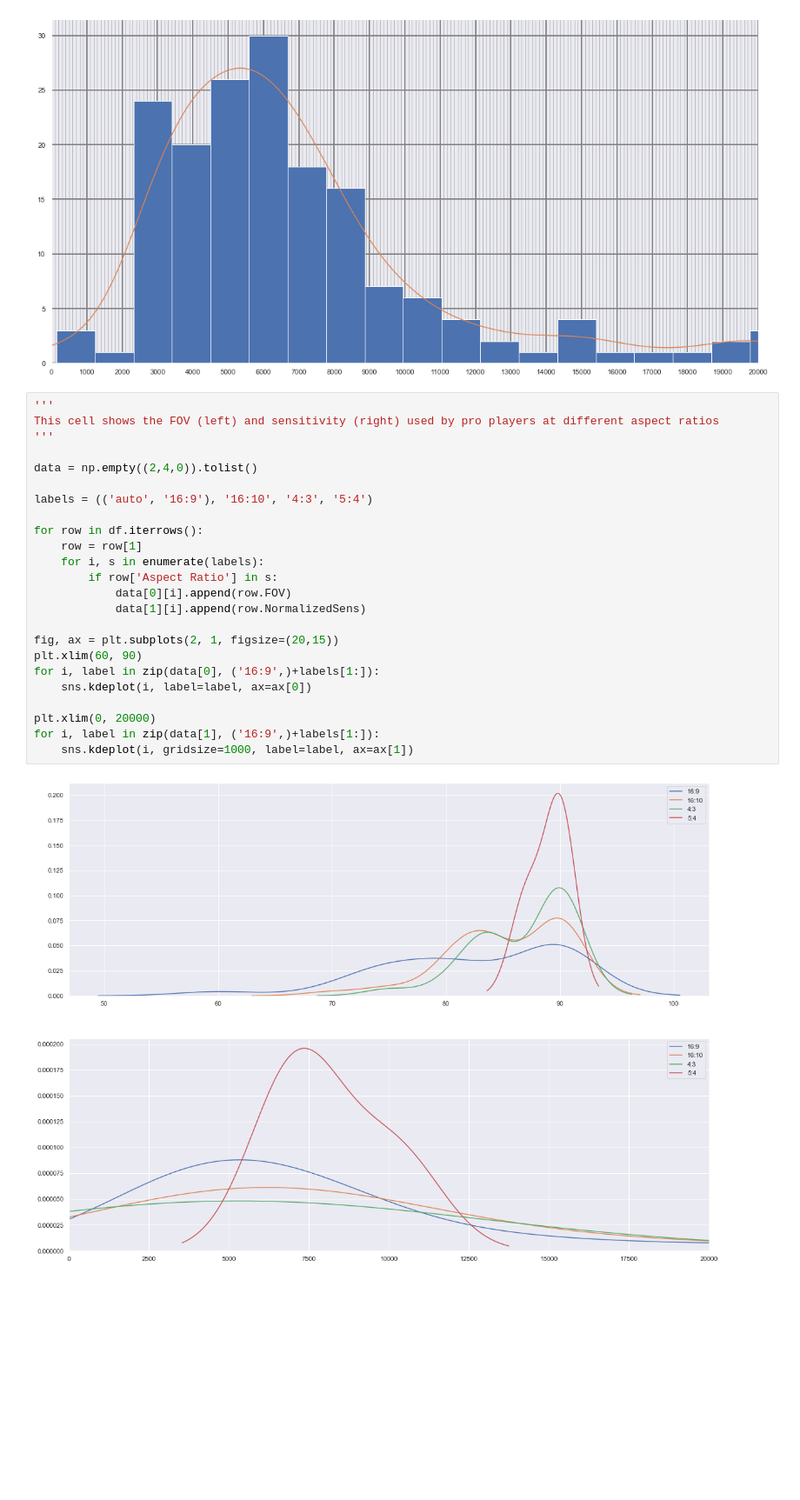
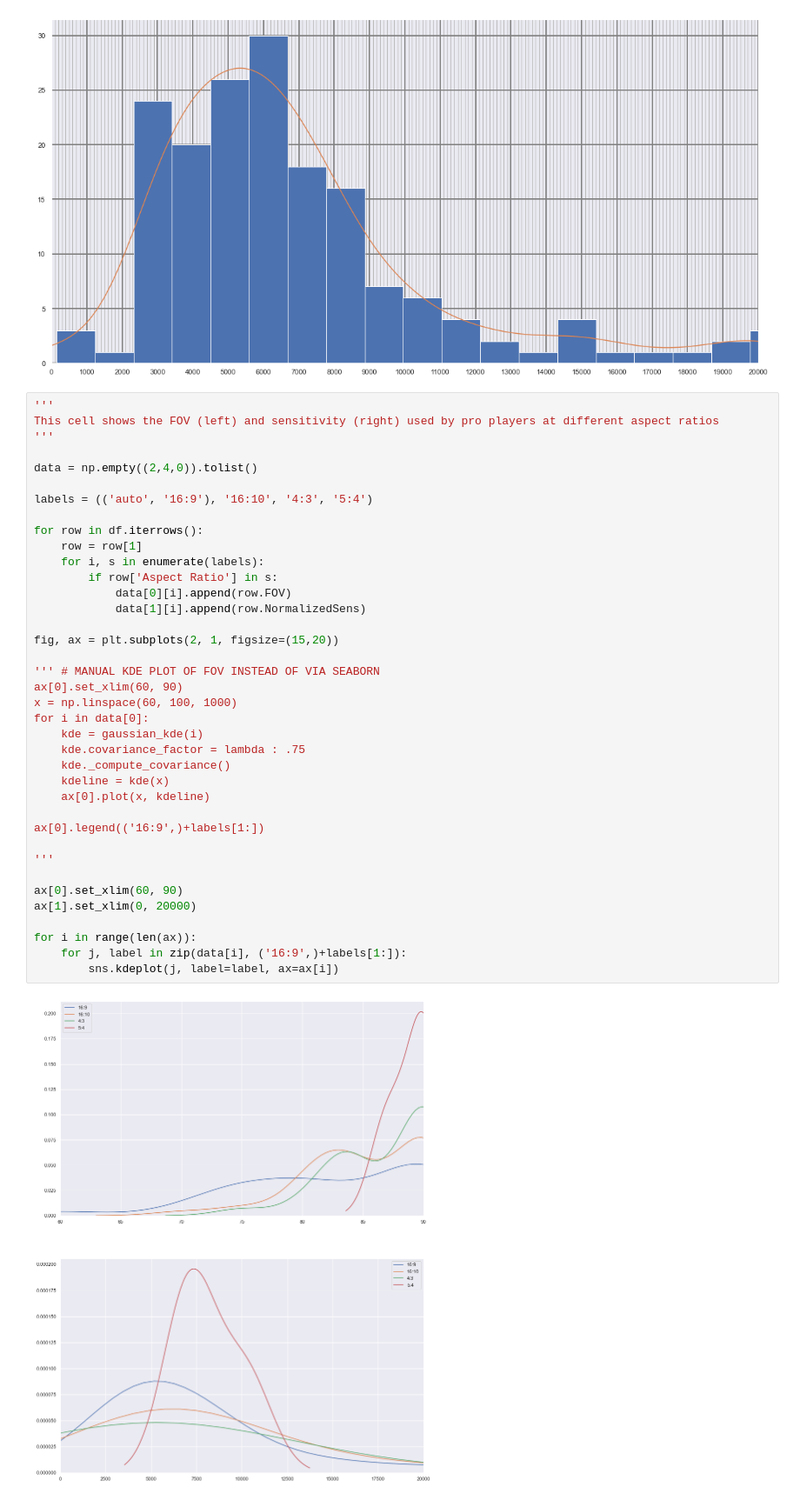
Before and after one commit to Hzaakk/RainbowSixPlots, a Jupyter notebook: r6plots.ipynb, the cells around one changed output. Shown at 87% size. Saved outputs shown, nothing was run; the diff lists cells and outputs as text; blank space fills up the shorter version.

```diff
--- a/r6plots.ipynb
+++ b/r6plots.ipynb
@@ -47,26 +47,40 @@ plt.grid(1, 'minor', linewidth=1, color='#bbbbbb')
 # %%
 '''
 This cell shows the FOV (left) and sensitivity (right) used by pro players at different aspect ratios
 '''
 
 data = np.empty((2,4,0)).tolist()
 
 labels = (('auto', '16:9'), '16:10', '4:3', '5:4')
 
 for row in df.iterrows():
     row = row[1]
     for i, s in enumerate(labels):
         if row['Aspect Ratio'] in s:
             data[0][i].append(row.FOV)
             data[1][i].append(row.NormalizedSens)
 
-fig, ax = plt.subplots(2, 1, figsize=(20,15))
-plt.xlim(60, 90)
-for i, label in zip(data[0], ('16:9',)+labels[1:]):
-    sns.kdeplot(i, label=label, ax=ax[0])
+fig, ax = plt.subplots(2, 1, figsize=(15,20))
 
-plt.xlim(0, 20000)
-for i, label in zip(data[1], ('16:9',)+labels[1:]):
-    sns.kdeplot(i, gridsize=1000, label=label, ax=ax[1])
+''' # MANUAL KDE PLOT OF FOV INSTEAD OF VIA SEABORN
+ax[0].set_xlim(60, 90)
+x = np.linspace(60, 100, 1000)
+for i in data[0]:
+    kde = gaussian_kde(i)
+    kde.covariance_factor = lambda : .75
+    kde._compute_covariance()
+    kdeline = kde(x)
+    ax[0].plot(x, kdeline)
+
+ax[0].legend(('16:9',)+labels[1:])
+
+'''
+
+ax[0].set_xlim(60, 90)
+ax[1].set_xlim(0, 20000)
+
+for i in range(len(ax)):
+    for j, label in zip(data[i], ('16:9',)+labels[1:]):
+        sns.kdeplot(j, label=label, ax=ax[i])
 # %% [output]
-[figure, old version]
+[figure, new version]
```
